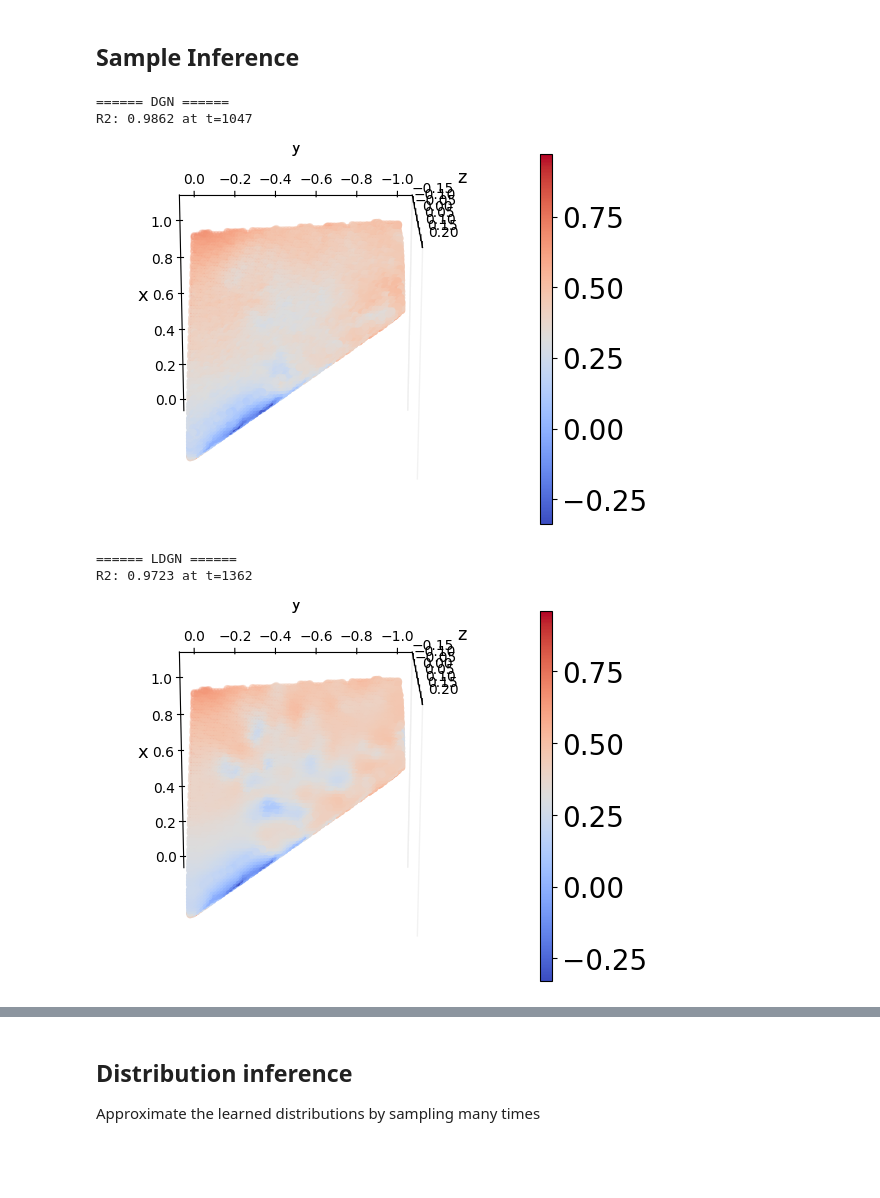
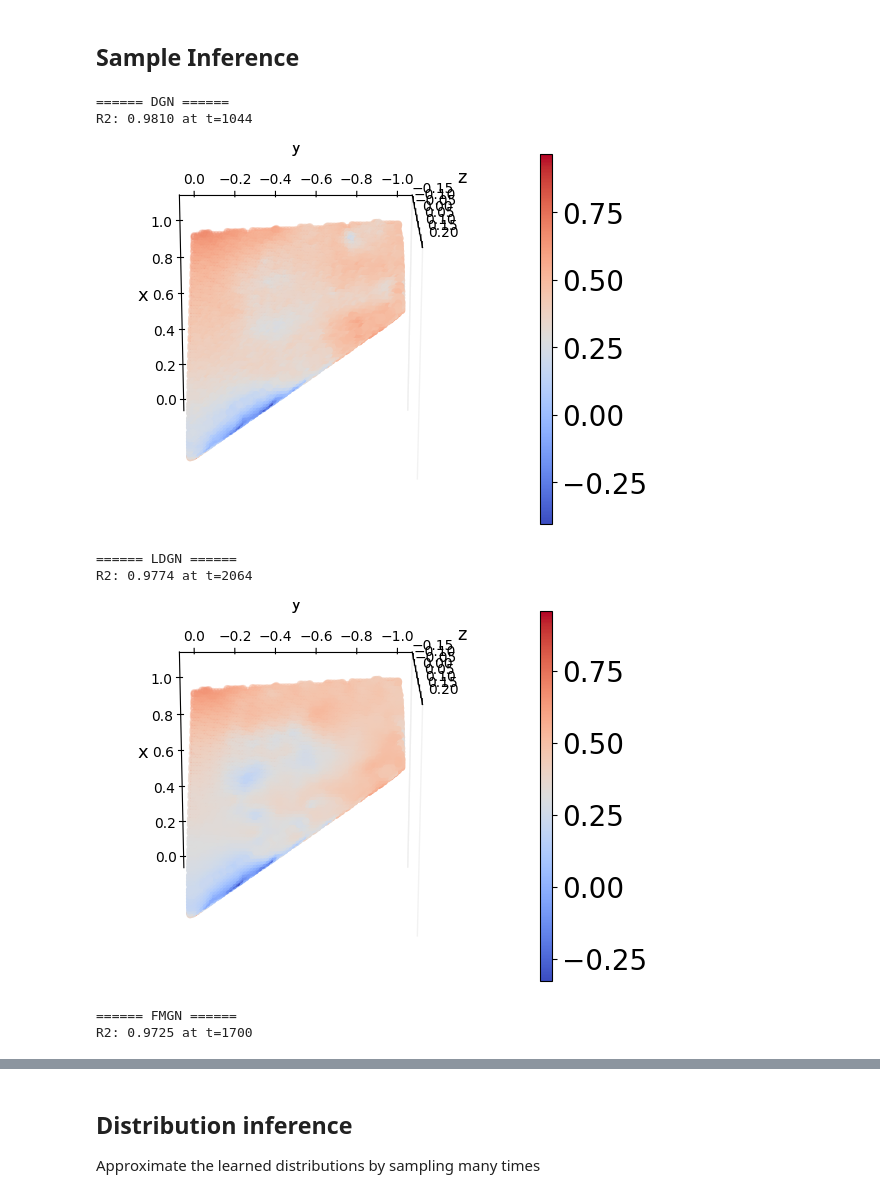
Before and after one commit to Rylie-W/dgn4cfd-config, a Jupyter notebook: examples/Wing/inference.ipynb, the cells around one changed output, grey strips where cells are left out. Cells and saved outputs as stored; diff of their text form; code cells hidden in the pictures; blank space fills up the shorter version.

```diff
--- a/examples/Wing/inference.ipynb
+++ b/examples/Wing/inference.ipynb
@@ -37,10 +33,15 @@ LDGN = dgn.nn.LatentDiffusionGraphNet(
     checkpoint             = "./checkpoints/ldgn-nt250.chk",
     device                 = device,
 )
+
+# Flow Matching Graph Net
+FMGN = dgn.nn.FlowMatchingGraphNet(
+    checkpoint = "./checkpoints/fmgn-nt250.chk",
+    device     = device,
+)
 # %% [markdown]
 Load a dataset
 # %%
-path = DATASET
 transform = transforms.Compose([
     dgn.transforms.ScaleEdgeAttr(0.015),
     dgn.transforms.EdgeCondFreeStream(normals='loc'),
@@ -52,10 +53,10 @@ transform = transforms.Compose([
     ),
 ])
 dataset = dgn.datasets.pOnWing(
-    path          = path,
-    T             = 250,
-    transform     = transform,
-    preload       = False,
+    path       = dgn.datasets.DatasetDownloader(DATASET).file_path,
+    T          = 250,
+    transform  = transform,
+    preload    = False,
 )
 print('Number of samples:', len(dataset))
 
@@ -67,40 +68,59 @@ Number of samples: 16
 # %%
 graph = dataset.get_sequence(SIM_IDX, n_in=T)
 
-steps      = dgn.nn.diffusion.DiffusionStepsGenerator('linear', DGN.diffusion_process.num_steps)(NUM_DENOISING_STEPS) # Sample denoising steps for the DGN and LDGN
 
 # DGN inference
+steps = dgn.nn.diffusion.DiffusionStepsGenerator('linear', DGN.diffusion_process.num_steps)(NUM_DENOISING_STEPS) # Sample denoising steps for the DGN and LDGN
 pred = DGN.sample(graph, steps=steps)
 
 # Compute the accuracy
 targets = graph.target.split(1, dim=1)
 r2 = [dgn.metrics.r2_accuracy(pred, target) for target in targets]
 r2, t = np.max(r2), np.argmax(r2)
 target = targets[t] # Ground-truth field closest to the prediction
 print('====== DGN ======')
 print(f"R2: {r2:.4f} at t={t}")
 
 # Plot the results
 graph.plot_pos_field(pred[:,0], s=20, azim=180, elev=110)
 
 
 # LDGN inference
+steps = dgn.nn.diffusion.DiffusionStepsGenerator('linear', DGN.diffusion_process.num_steps)(NUM_DENOISING_STEPS) # Sample denoising steps for the DGN and LDGN
 pred = LDGN.sample(graph, steps=steps)
 
 # Compute the accuracy
 targets = graph.target.split(1, dim=1)
 r2 = [dgn.metrics.r2_accuracy(pred, target) for target in targets]
 r2, t = np.max(r2), np.argmax(r2)
 target = targets[t] # Ground-truth field closest to the prediction
 print('====== LDGN ======')
 print(f"R2: {r2:.4f} at t={t}")
 
 # Plot the results
 graph.plot_pos_field(pred[:,0], s=20, azim=180, elev=110)
+
+
+# FMGN inference
+steps = np.linspace(0, 1, NUM_DENOISING_STEPS + 1)
+pred = FMGN.sample(graph, steps=steps)
+
+# Compute the accuracy
+targets = graph.target.split(1, dim=1)
+r2 = [dgn.metrics.r2_accuracy(pred, target) for target in targets]
+r2, t = np.max(r2), np.argmax(r2)
+target = targets[t] # Ground-truth field closest to the prediction
+print('====== FMGN ======')
+print(f"R2: {r2:.4f} at t={t}")
+
+# Plot the results
+graph.plot_pos_field(pred[:,0], s=20, azim=180, elev=110)
 # %% [output]
 ====== DGN ======
-R2: 0.9862 at t=1047
+R2: 0.9810 at t=1044
-[figure, old version]
+[figure, new version]
 ====== LDGN ======
-R2: 0.9723 at t=1362
+R2: 0.9774 at t=2064
-[figure, old version]
+[figure, new version]
+====== FMGN ======
+R2: 0.9725 at t=1700
```
Also changed, not shown: parts of 3 cells of this notebook, 45 other files.
